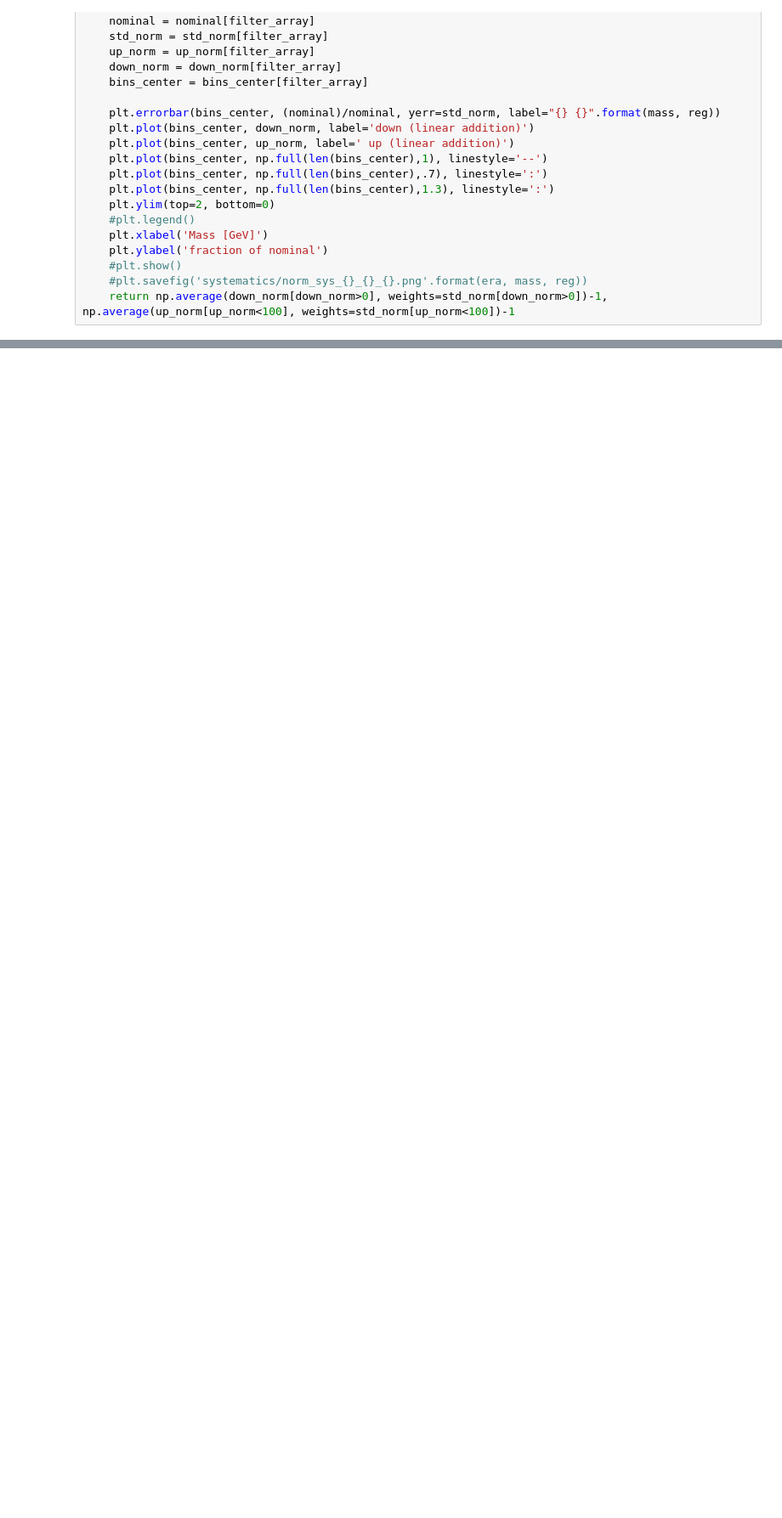
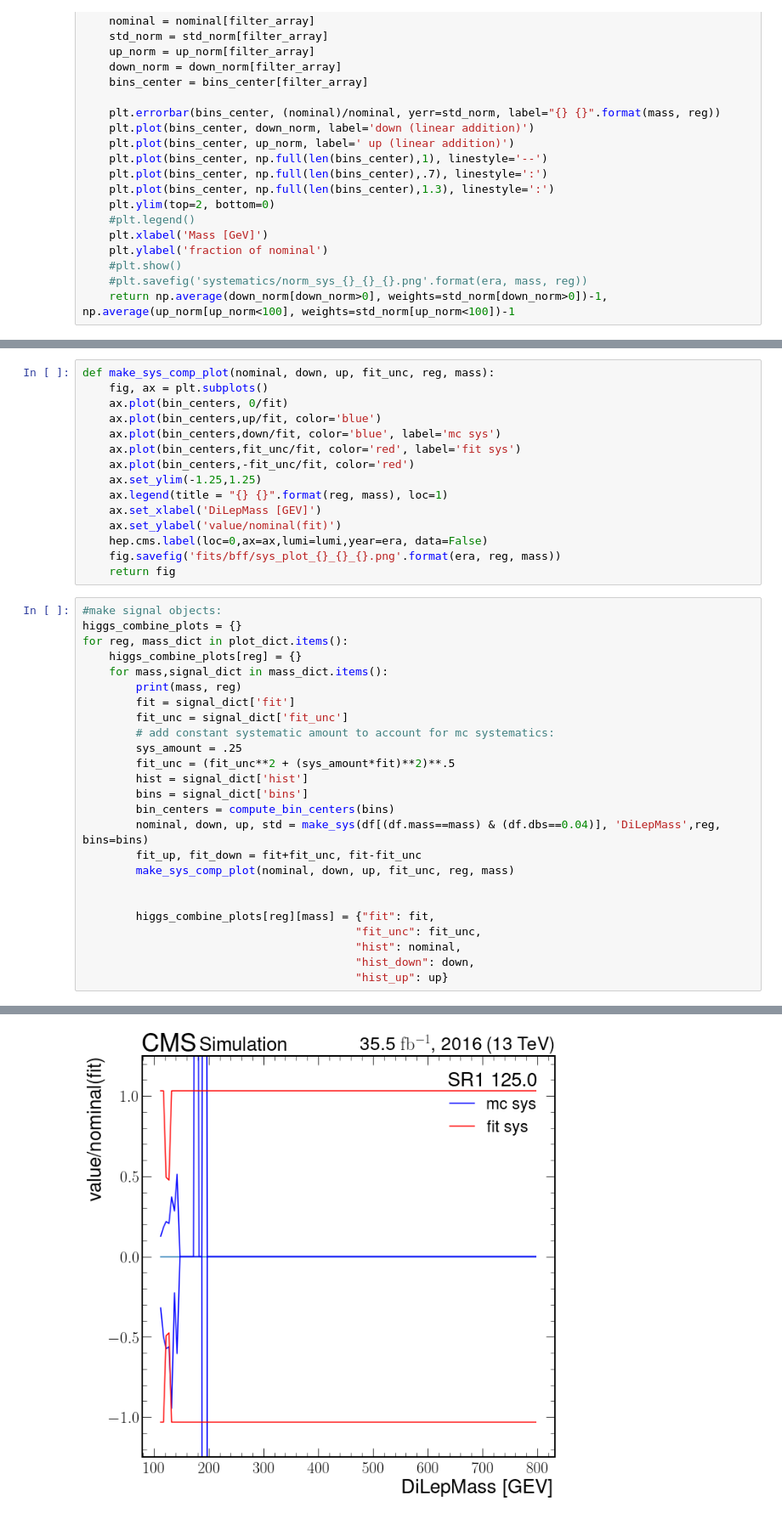
Before and after one commit to rymuelle/bff_plotting_code_v3, a Jupyter notebook: fitting-signal-test-model.ipynb, the cells around one changed output, grey strips where cells are left out. Shown at 85% size. Saved outputs shown, nothing was run; the diff lists cells and outputs as text; blank space fills up the shorter version.

```diff
--- a/fitting-signal-test-model.ipynb
+++ b/fitting-signal-test-model.ipynb
@@ -535,0 +440,41 @@ plt.savefig('systematics/relative_sys_{}_{}.png'.format(era, reg))
+# %%
+def make_sys_comp_plot(nominal, down, up, fit_unc, reg, mass):
+    fig, ax = plt.subplots()
+    ax.plot(bin_centers, 0/fit)
+    ax.plot(bin_centers,up/fit, color='blue')
+    ax.plot(bin_centers,down/fit, color='blue', label='mc sys')
+    ax.plot(bin_centers,fit_unc/fit, color='red', label='fit sys')
+    ax.plot(bin_centers,-fit_unc/fit, color='red')
+    ax.set_ylim(-1.25,1.25)
+    ax.legend(title = "{} {}".format(reg, mass), loc=1)
+    ax.set_xlabel('DiLepMass [GEV]')
+    ax.set_ylabel('value/nominal(fit)')
+    hep.cms.label(loc=0,ax=ax,lumi=lumi,year=era, data=False)
+    fig.savefig('fits/bff/sys_plot_{}_{}_{}.png'.format(era, reg, mass))
+    return fig
+# %%
+#make signal objects:
+higgs_combine_plots = {}
+for reg, mass_dict in plot_dict.items():
+    higgs_combine_plots[reg] = {}
+    for mass,signal_dict in mass_dict.items():
+        print(mass, reg)
+        fit = signal_dict['fit']
+        fit_unc = signal_dict['fit_unc']
+        # add constant systematic amount to account for mc systematics:
+        sys_amount = .25
+        fit_unc = (fit_unc**2 + (sys_amount*fit)**2)**.5
+        hist = signal_dict['hist']
+        bins = signal_dict['bins']
+        bin_centers = compute_bin_centers(bins)
+        nominal, down, up, std = make_sys(df[(df.mass==mass) & (df.dbs==0.04)], 'DiLepMass',reg, bins=bins)
+        fit_up, fit_down = fit+fit_unc, fit-fit_unc
+        make_sys_comp_plot(nominal, down, up, fit_unc, reg, mass)
+
+
+        higgs_combine_plots[reg][mass] = {"fit": fit,
+                                         "fit_unc": fit_unc,
+                                         "hist": nominal,
+                                         "hist_down": down,
+                                         "hist_up": up}
+# %% [output]
@@ -535,0 +493 @@ plt.savefig('systematics/relative_sys_{}_{}.png'.format(era, reg))
+[figure, added]
```
Also changed, not shown: parts of 19 cells of this notebook.
